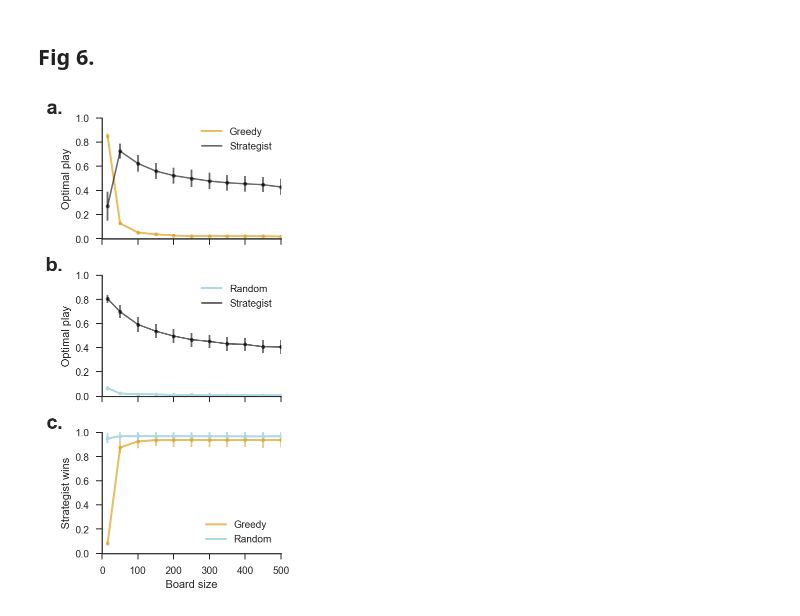
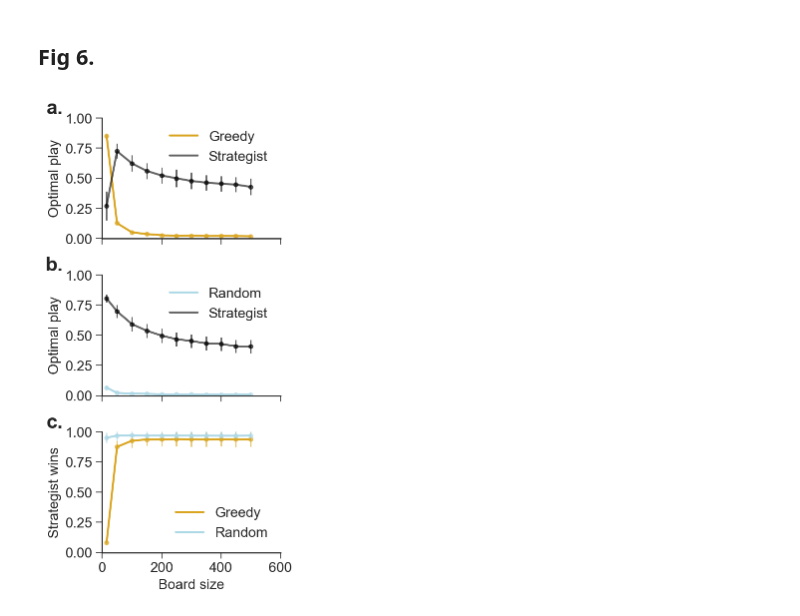
Before and after one commit to CoAxLab/azad, a Jupyter notebook: notebooks/figures.ipynb, the cells around one changed output. Cells and saved outputs as stored; diff of their text form; code cells hidden in the pictures.

```diff
--- a/notebooks/figures.ipynb
+++ b/notebooks/figures.ipynb
@@ -21,6 +21,7 @@ import os
 import csv
 import numpy as np
 import scipy.stats as st
+import pandas as pd
 
 from glob import glob
 
@@ -37,8 +38,8 @@ from notebook_helpers import score_summary
 import seaborn as sns
 sns.set_style('ticks')
 
-matplotlib.rcParams.update({'font.size': 42})
-matplotlib.rc('axes', titlesize=40)
+matplotlib.rcParams.update({'font.size': 14})
+matplotlib.rc('axes', titlesize=16)
 # %% [markdown]
 # Load data
 
@@ -263,7 +350,7 @@ for i, (game, v) in enumerate(exp_24_a.items()):
     m.append(np.mean(v["stumbler_score"]))
     s.append(2*st.sem(v["stumbler_score"]))
 _ = ax[0].errorbar(x=g, y=m, yerr=s, fmt='o', color='goldenrod', alpha=0.6, markersize=4)
-_ = ax[0].plot(g, m, linestyle="-", linewidth=2, color='goldenrod',  alpha=0.7, label="Greedy")
+_ = ax[0].plot(g, m, linestyle="-", linewidth=2, color='goldenrod',  alpha=1.0, label="Greedy")
 
 # Strategist
 g, m, s = [], [], []
@@ -272,7 +359,7 @@ for i, (game, v) in enumerate(exp_24_a.items()):
     m.append(np.mean(v["strategist_score"]))
     s.append(2*st.sem(v["strategist_score"]))
 _ = ax[0].errorbar(x=g, y=m, yerr=s, fmt='o', color='black', alpha=0.6, markersize=4)
-_ = ax[0].plot(g, m, '-', color='black', linewidth=1.5, alpha=0.6, label="Strategist")
+_ = ax[0].plot(g, m, '-', color='black', linewidth=2, alpha=0.6, label="Strategist")
 
 _ = ax[0].legend()
 _ = ax[0].set_ylabel("Optimal play")
@@ -288,7 +375,7 @@ for i, (game, v) in enumerate(exp_24_b.items()):
     g.append(game[1])
     m.append(np.mean(v["stumbler_score"]))
     s.append(2*st.sem(v["stumbler_score"]))
-_ = ax[1].errorbar(x=g, y=m, yerr=s, fmt='o', color='lightblue', alpha=1, markersize=4)
+_ = ax[1].errorbar(x=g, y=m, yerr=s, fmt='o', color='lightblue', alpha=0.6, markersize=4)
 _ = ax[1].plot(g, m, linestyle="-", linewidth=2, color='lightblue', label="Random")
 
 # Strategist
@@ -298,7 +385,7 @@ for i, (game, v) in enumerate(exp_24_b.items()):
     m.append(np.mean(v["strategist_score"]))
     s.append(2*st.sem(v["strategist_score"]))
 _ = ax[1].errorbar(x=g, y=m, yerr=s, fmt='o', color='black', alpha=0.6, markersize=4)
-_ = ax[1].plot(g, m, '-', color='black', linewidth=1.5, alpha=0.6, label="Strategist")
+_ = ax[1].plot(g, m, '-', color='black', linewidth=2, alpha=0.6, label="Strategist")
 
 _ = ax[1].legend()
 _ = ax[1].set_ylabel("Optimal play")
@@ -310,34 +397,34 @@ _ = ax[1].text(-0.22, 1.15, "b.", transform=ax[1].transAxes,
 # --------------------------------------------------------------
 # WINS
 n_eval = 1000.0
 
 # Greedy
 g, m, s = [], [], []
 for i, (game, v) in enumerate(exp_24_a.items()):
     g.append(game[1])
     m.append(np.mean(v["wins"])/n_eval)
     s.append(2*st.sem(v["wins"])/n_eval)
 _ = ax[2].errorbar(x=g, y=m, yerr=s, fmt='o', color='goldenrod', alpha=0.6, markersize=4)
-_ = ax[2].plot(g, m, linestyle="-", linewidth=2, color='goldenrod', alpha=0.7, label="Greedy")
+_ = ax[2].plot(g, m, linestyle="-", linewidth=2, color='goldenrod', alpha=1, label="Greedy")
 
 # Random
 g, m, s = [], [], []
 for i, (game, v) in enumerate(exp_24_b.items()):
     g.append(game[1])
     m.append(np.mean(v["wins"])/n_eval)
     s.append(2*st.sem(v["wins"])/n_eval)
-_ = ax[2].errorbar(x=g, y=m, yerr=s, fmt='o', color='lightblue', alpha=1.0, markersize=4)
+_ = ax[2].errorbar(x=g, y=m, yerr=s, fmt='o', color='lightblue', alpha=0.6, markersize=4)
 _ = ax[2].plot(g, m, linestyle="-", linewidth=2, color='lightblue', label="Random")
 _ = ax[2].text(-0.22, 1.15, "c.", transform=ax[2].transAxes,
       fontsize=20, fontweight='bold', va='top', ha='right')
 
 _ = ax[2].legend()
 _ = ax[2].set_xlabel("Board size")
 _ = ax[2].set_ylabel("Strategist wins")
 _ = ax[2].set_ylim(0, 1)
-_ = ax[2].set_xlim(0, 500)
+_ = ax[2].set_xlim(0, 600)
 
 _ = sns.despine()
 _ = fig.subplots_adjust(hspace=.3)
 # %% [output]
-[figure, old version]
+[figure, new version]
```
Also changed, not shown: parts of 4 cells of this notebook.
